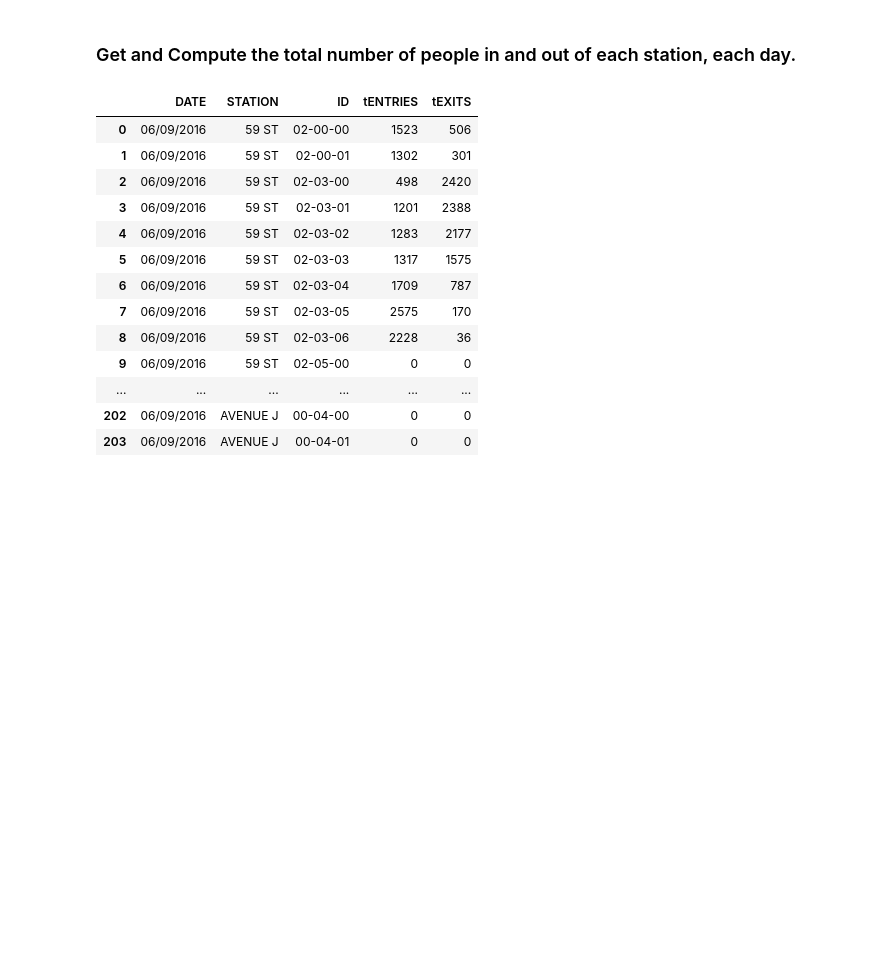
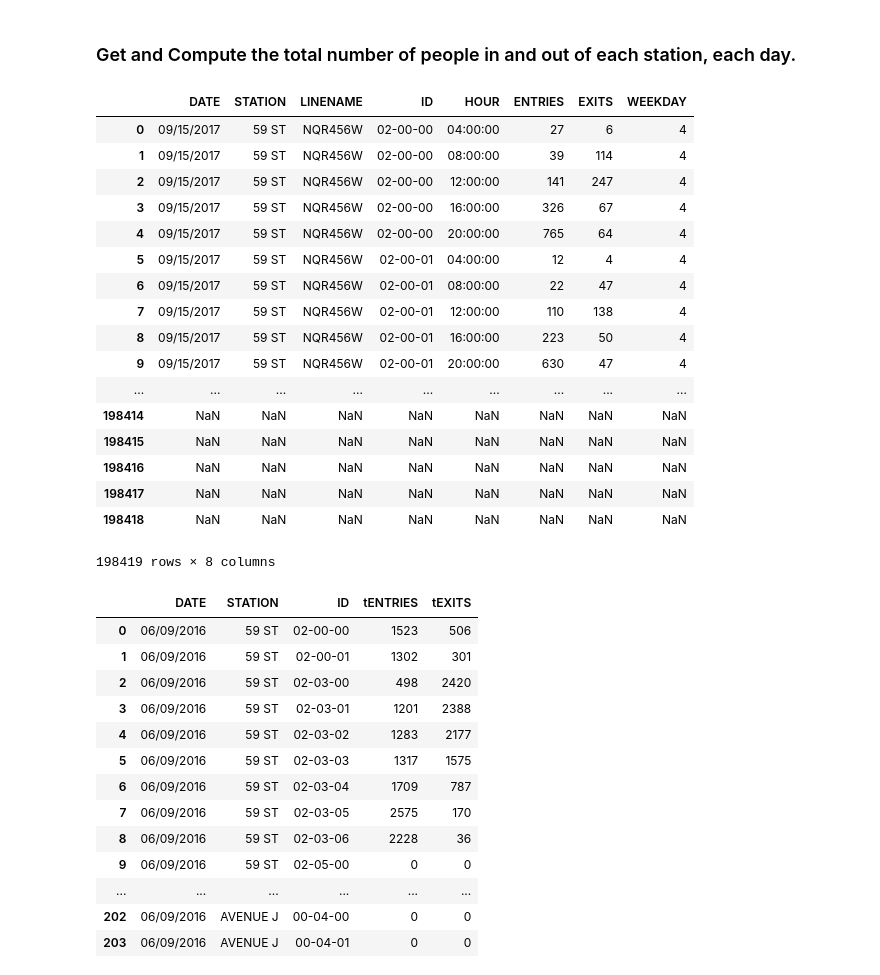
Before and after one commit to 1fmusic/MTABenson_metis, a Jupyter notebook: Project1_dfs_SKR.ipynb, the cells around one changed output. Drawn from its saved outputs; the diff is of its cells as text; code cells hidden in the pictures; blank space fills up the shorter version.

Commit message:
updating fxn tht works for one date, without accounting for edge cases

```diff
--- a/Project1_dfs_SKR.ipynb
+++ b/Project1_dfs_SKR.ipynb
@@ -123,39 +123,4 @@ turnstile_df.rename(columns = {turnstile_df.columns[-1]:'EXITS'}, inplace=True)
 df_SS.rename(columns = {df_SS.columns[-1]:'EXITS'}, inplace=True)
 # %%
 #can do groupby agg ant then specify what to do to each col.
-# %%
-datafrm = df_SS # turnstile_df
-day1 = datafrm.loc[(datafrm.DATE == '09/15/2017' ),['DATE','STATION','LINENAME','SCP','TIME','ENTRIES','EXITS']]
-lins = (day1['LINENAME'].unique())
-stns = (day1['STATION'].unique())
-turnstile_int = pd.DataFrame(index=range(len(datafrm)),columns=['DATE','STATION','LINENAME','ID','HOUR','ENTRIES','EXITS','WEEKDAY'])
-                                         #['DATE','STATION','LINENAME','ID','WEEKDAY','HOUR','ENTRIES','EXITS'])
-rowDF = 0
-for ln in lins :
-    lines = pd.DataFrame(columns=day1.columns)
-    lines = day1.loc[(day1.LINENAME==ln)]
-    for stn in stns:
-        st = pd.DataFrame(columns=st.columns)
-        st = lines.loc[(day1.STATION==stn)]
-        turnstiles = st['SCP'].unique()
-        for turnstile in turnstiles:
-            turnstile_data = pd.DataFrame(columns=turnstile_data.columns)
-            turnstile_data = st.loc[(st.SCP==turnstile)]
-            for row in range(len(turnstile_data)-1) :
-                #if turnstile_data.TIME.iloc[row] < turnstile_data.TIME.iloc[row+1] :
-                    turnstile_int.ENTRIES.iloc[rowDF] = int(turnstile_data.ENTRIES.iloc[row+1]) - int(turnstile_data.ENTRIES.iloc[row])  #subtract numb from start of day from end of day for each turnstyle
-                    turnstile_int.EXITS.iloc[rowDF] = int(turnstile_data.EXITS.iloc[row+1]) - int(turnstile_data.EXITS.iloc[row])  #subtract numb from start of day from end of day for each turnstyle
-                    turnstile_int.DATE.iloc[rowDF] = turnstile_data.DATE.iloc[row]
-                    turnstile_int.STATION.iloc[rowDF] = turnstile_data.STATION.iloc[row]
-                    turnstile_int.ID.iloc[rowDF] = turnstile_data.SCP.iloc[row]
-                    turnstile_int.LINENAME.iloc[rowDF] = turnstile_data.LINENAME.iloc[row]
-                    turnstile_int.HOUR.iloc[rowDF] = turnstile_data.TIME.iloc[row+1]
-                    turnstile_int.WEEKDAY.iloc[rowDF] = 'M' #turnstile_data.TIME.iloc[row+1]
-
-                    rowDF = rowDF + 1
-                #else:
-                 #   continue
-#print(turnstile_int_sums) #(day1.LINENAME.value_counts())
-#)
-print(turnstile_int)
 # %%
@@ -228,3 +187,28 @@ def ppl_per_day_turnst(datafrm, dt_start='06/09/2016'):  #, dt_end):#dt_start,dt
+# %%
+import pickle
+path = '/Users/ada/Dropbox/metis/MTA/pkl_files/'
+
+shinyhappypeople = ppl_per_day_turnst(df_SS, '09/15/2017')
+shinyhappypeople
+# %% [output]
+|  | DATE | STATION | LINENAME | ID | HOUR | ENTRIES | EXITS | WEEKDAY |
+| 0 | 09/15/2017 | 59 ST | NQR456W | 02-00-00 | 04:00:00 | 27 | 6 | 4 |
+| 1 | 09/15/2017 | 59 ST | NQR456W | 02-00-00 | 08:00:00 | 39 | 114 | 4 |
+| 2 | 09/15/2017 | 59 ST | NQR456W | 02-00-00 | 12:00:00 | 141 | 247 | 4 |
+| 3 | 09/15/2017 | 59 ST | NQR456W | 02-00-00 | 16:00:00 | 326 | 67 | 4 |
+| 4 | 09/15/2017 | 59 ST | NQR456W | 02-00-00 | 20:00:00 | 765 | 64 | 4 |
+| 5 | 09/15/2017 | 59 ST | NQR456W | 02-00-01 | 04:00:00 | 12 | 4 | 4 |
+| 6 | 09/15/2017 | 59 ST | NQR456W | 02-00-01 | 08:00:00 | 22 | 47 | 4 |
+| 7 | 09/15/2017 | 59 ST | NQR456W | 02-00-01 | 12:00:00 | 110 | 138 | 4 |
+| 8 | 09/15/2017 | 59 ST | NQR456W | 02-00-01 | 16:00:00 | 223 | 50 | 4 |
+| 9 | 09/15/2017 | 59 ST | NQR456W | 02-00-01 | 20:00:00 | 630 | 47 | 4 |
+| ... | ... | ... | ... | ... | ... | ... | ... | ... |
+| 198414 | NaN | NaN | NaN | NaN | NaN | NaN | NaN | NaN |
+| 198415 | NaN | NaN | NaN | NaN | NaN | NaN | NaN | NaN |
+| 198416 | NaN | NaN | NaN | NaN | NaN | NaN | NaN | NaN |
+| 198417 | NaN | NaN | NaN | NaN | NaN | NaN | NaN | NaN |
+| 198418 | NaN | NaN | NaN | NaN | NaN | NaN | NaN | NaN |
+198419 rows × 8 columns
 # %%
 dd = ppl_per_day_turnst(turnstile_df)
 dd.head(207)
```
Also changed, not shown: parts of 2 cells of this notebook.
